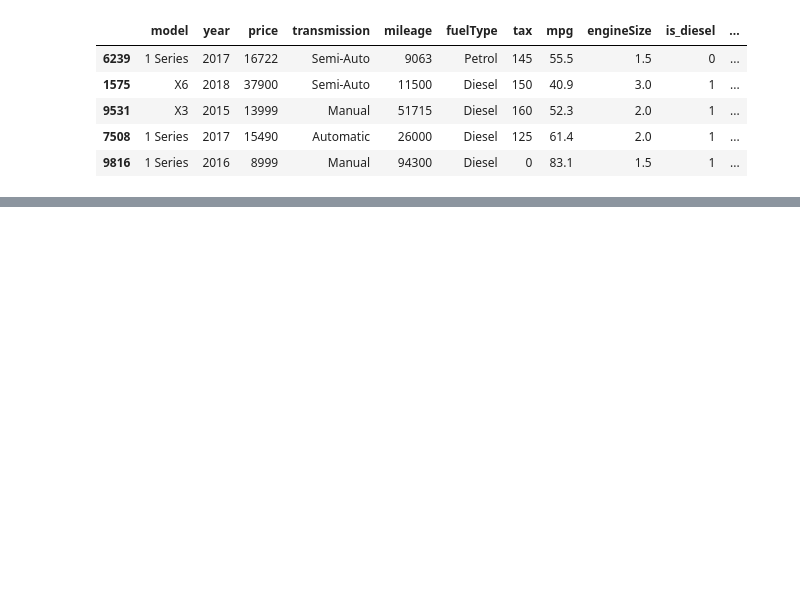
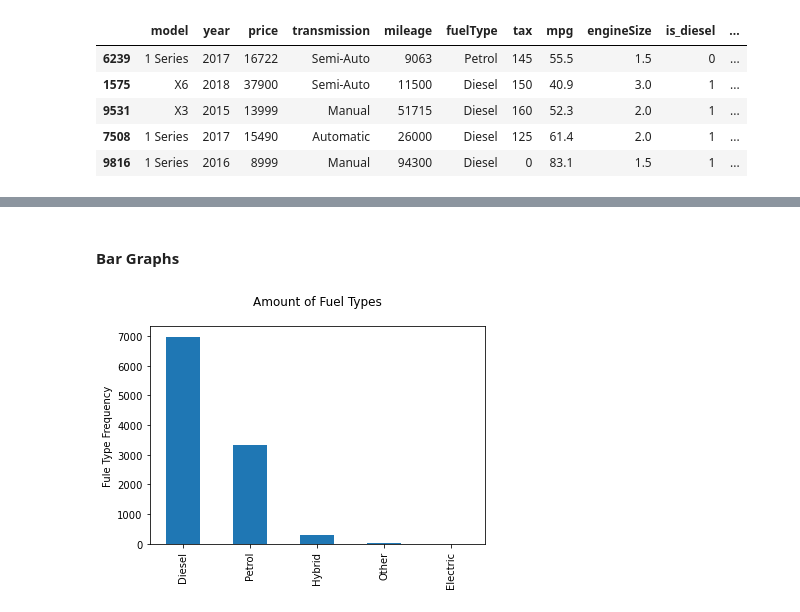
Before and after one commit to ForrestMccrosky/Predicting_bmw_prices, a Jupyter notebook: bmw_rough_draft.ipynb, the cells around one changed output, grey strips where cells are left out. Cells and saved outputs as stored; diff of their text form; code cells hidden in the pictures; blank space fills up the shorter version.

```diff
--- a/bmw_rough_draft.ipynb
+++ b/bmw_rough_draft.ipynb
@@ -364,0 +423,9 @@ train.head() ## previewing our train df
+# %% [markdown]
+#### Bar Graphs
+# %%
+df['fuelType'].value_counts().plot.bar()
+plt.ylabel('Fule Type Frequency')
+plt.title('Amount of Fuel Types\n')
+plt.show()
+# %% [output]
+[figure, added]
```
Also changed, not shown: parts of 12 cells of this notebook.
